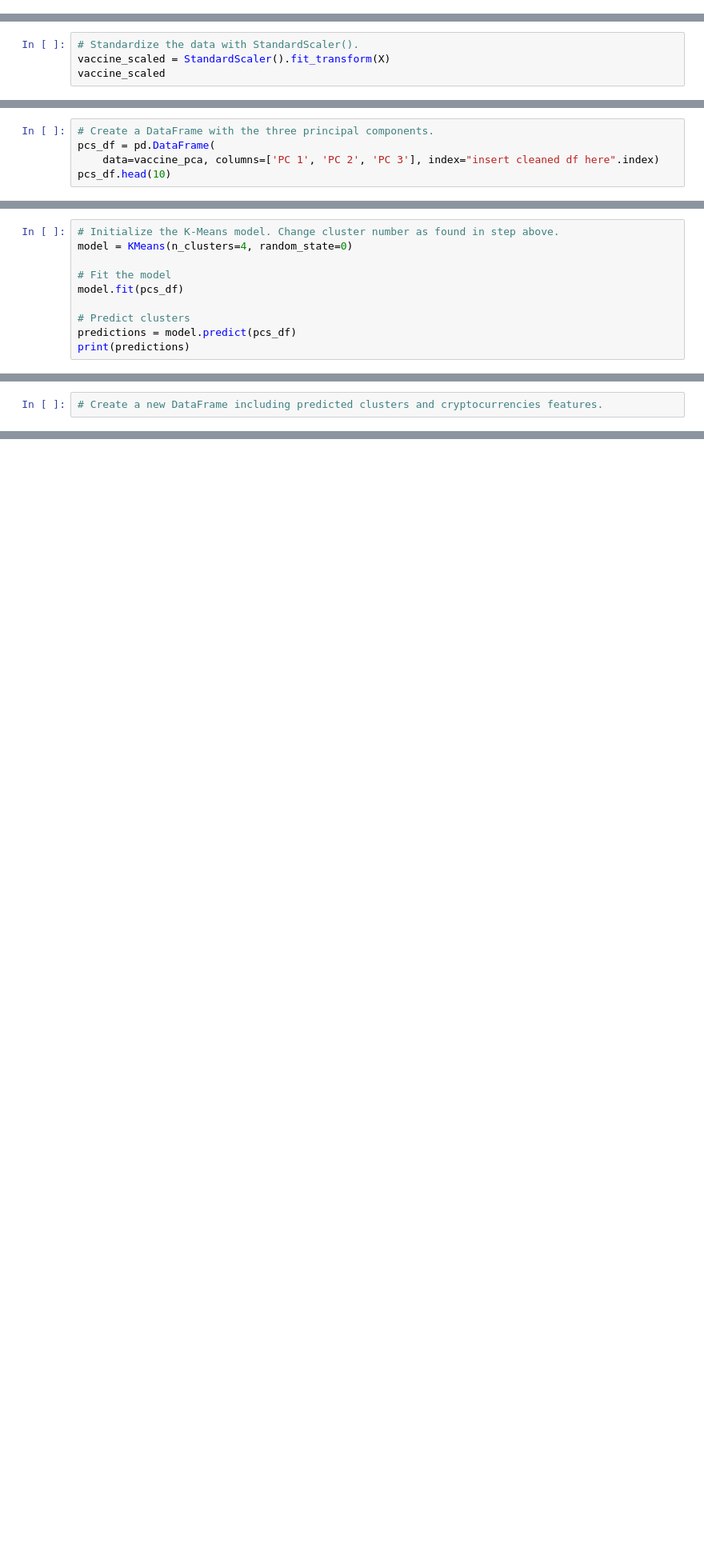
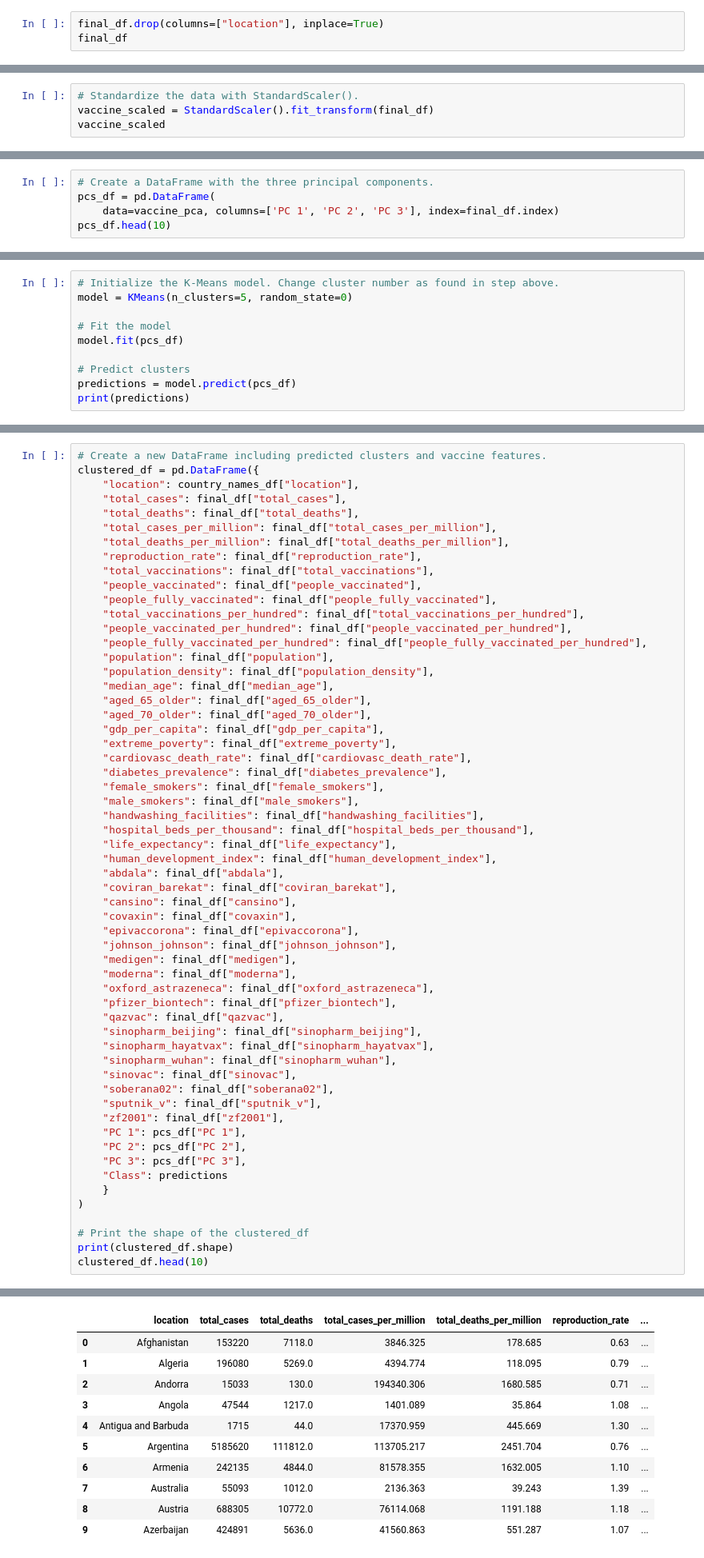
Before and after one commit to bazibuhejm/covid-19_data-set-Group-IV, a Jupyter notebook: Vaccine_ML_Outline.ipynb, the cells around one changed output, grey strips where cells are left out. Shown: that part at 80% size. Saved outputs shown, nothing was run; the diff lists cells and outputs as text; blank space fills up the shorter version.

Commit message:
adding machine learning model again

```diff
--- a/Vaccine_ML_Outline.ipynb
+++ b/Vaccine_ML_Outline.ipynb
@@ -23,0 +60,3 @@ import time
+# %%
+final_df.drop(columns=["location"], inplace=True)
+final_df
@@ -51,4 +100,4 @@ X.head()
 # %%
 # Standardize the data with StandardScaler().
-vaccine_scaled = StandardScaler().fit_transform(X)
+vaccine_scaled = StandardScaler().fit_transform(final_df)
 vaccine_scaled
@@ -60,5 +141,5 @@ vaccine_pca
 # %%
 # Create a DataFrame with the three principal components.
 pcs_df = pd.DataFrame(
-    data=vaccine_pca, columns=['PC 1', 'PC 2', 'PC 3'], index="insert cleaned df here".index)
+    data=vaccine_pca, columns=['PC 1', 'PC 2', 'PC 3'], index=final_df.index)
 pcs_df.head(10)
@@ -80,6 +175,6 @@ vaccine_elbow_df.hvplot.line(x="k", y="inertia", xticks=k, title="Vaccine Elbow
 # %%
 # Initialize the K-Means model. Change cluster number as found in step above.
-model = KMeans(n_clusters=4, random_state=0)
+model = KMeans(n_clusters=5, random_state=0)
 
 # Fit the model
 model.fit(pcs_df)
@@ -90,2 +191,59 @@ print(predictions)
 # %%
-# Create a new DataFrame including predicted clusters and cryptocurrencies features.
+# Create a new DataFrame including predicted clusters and vaccine features.
+clustered_df = pd.DataFrame({
+    "location": country_names_df["location"],
+    "total_cases": final_df["total_cases"],
+    "total_deaths": final_df["total_deaths"],
+    "total_cases_per_million": final_df["total_cases_per_million"],
+    "total_deaths_per_million": final_df["total_deaths_per_million"],
+    "reproduction_rate": final_df["reproduction_rate"],
+    "total_vaccinations": final_df["total_vaccinations"],
+    "people_vaccinated": final_df["people_vaccinated"],
+    "people_fully_vaccinated": final_df["people_fully_vaccinated"],
+    "total_vaccinations_per_hundred": final_df["total_vaccinations_per_hundred"],
+    "people_vaccinated_per_hundred": final_df["people_vaccinated_per_hundred"],
+    "people_fully_vaccinated_per_hundred": final_df["people_fully_vaccinated_per_hundred"],
+    "population": final_df["population"],
+    "population_density": final_df["population_density"],
+    "median_age": final_df["median_age"],
+    "aged_65_older": final_df["aged_65_older"],
+    "aged_70_older": final_df["aged_70_older"],
+    "gdp_per_capita": final_df["gdp_per_capita"],
+    "extreme_poverty": final_df["extreme_poverty"],
+    "cardiovasc_death_rate": final_df["cardiovasc_death_rate"],
+    "diabetes_prevalence": final_df["diabetes_prevalence"],
+    "female_smokers": final_df["female_smokers"],
+    "male_smokers": final_df["male_smokers"],
+    "handwashing_facilities": final_df["handwashing_facilities"],
+    "hospital_beds_per_thousand": final_df["hospital_beds_per_thousand"],
+    "life_expectancy": final_df["life_expectancy"],
+    "human_development_index": final_df["human_development_index"],
+    "abdala": final_df["abdala"],
+    "coviran_barekat": final_df["coviran_barekat"],
+    "cansino": final_df["cansino"],
+    "covaxin": final_df["covaxin"],
+    "epivaccorona": final_df["epivaccorona"],
+    "johnson_johnson": final_df["johnson_johnson"],
+    "medigen": final_df["medigen"],
+    "moderna": final_df["moderna"],
+    "oxford_astrazeneca": final_df["oxford_astrazeneca"],
+    "pfizer_biontech": final_df["pfizer_biontech"],
+    "qazvac": final_df["qazvac"],
+    "sinopharm_beijing": final_df["sinopharm_beijing"],
+    "sinopharm_hayatvax": final_df["sinopharm_hayatvax"],
+    "sinopharm_wuhan": final_df["sinopharm_wuhan"],
+    "sinovac": final_df["sinovac"],
+    "soberana02": final_df["soberana02"],
+    "sputnik_v": final_df["sputnik_v"],
+    "zf2001": final_df["zf2001"],
+    "PC 1": pcs_df["PC 1"],
+    "PC 2": pcs_df["PC 2"],
+    "PC 3": pcs_df["PC 3"],
+    "Class": predictions
+    }
+)
+
+# Print the shape of the clustered_df
+print(clustered_df.shape)
+clustered_df.head(10)
+# %% [output]
@@ -91,0 +251,11 @@ print(predictions)
+|  | location | total_cases | total_deaths | total_cases_per_million | total_deaths_per_million | reproduction_rate | ... |
+| 0 | Afghanistan | 153220 | 7118.0 | 3846.325 | 178.685 | 0.63 | ... |
+| 1 | Algeria | 196080 | 5269.0 | 4394.774 | 118.095 | 0.79 | ... |
+| 2 | Andorra | 15033 | 130.0 | 194340.306 | 1680.585 | 0.71 | ... |
+| 3 | Angola | 47544 | 1217.0 | 1401.089 | 35.864 | 1.08 | ... |
+| 4 | Antigua and Barbuda | 1715 | 44.0 | 17370.959 | 445.669 | 1.30 | ... |
+| 5 | Argentina | 5185620 | 111812.0 | 113705.217 | 2451.704 | 0.76 | ... |
+| 6 | Armenia | 242135 | 4844.0 | 81578.355 | 1632.005 | 1.10 | ... |
+| 7 | Australia | 55093 | 1012.0 | 2136.363 | 39.243 | 1.39 | ... |
+| 8 | Austria | 688305 | 10772.0 | 76114.068 | 1191.188 | 1.18 | ... |
+| 9 | Azerbaijan | 424891 | 5636.0 | 41560.863 | 551.287 | 1.07 | ... |
```
Also changed, not shown: parts of 15 cells of this notebook.
